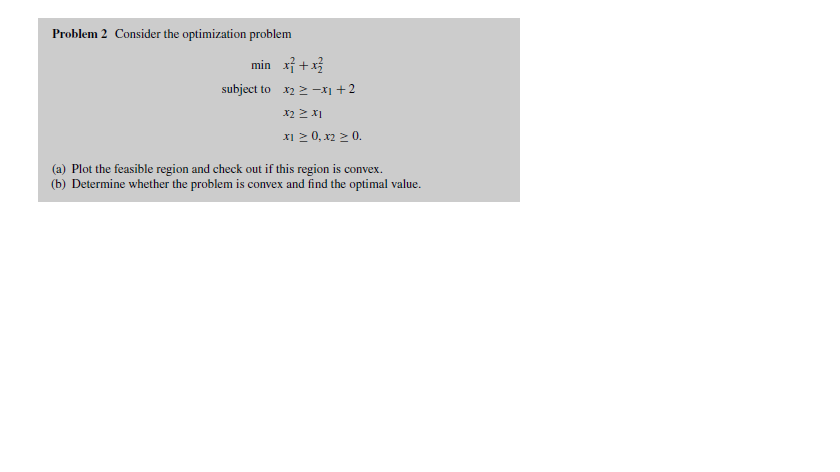
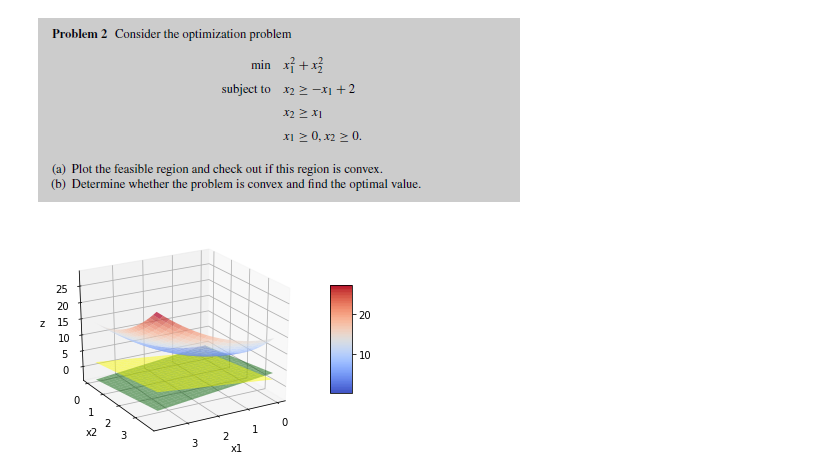
Before and after one commit to lcduquev/Analisis-Numerico, a Jupyter notebook: Chapter 4/Problems.ipynb, the cells around one changed output. Saved outputs shown, nothing was run; the diff lists cells and outputs as text; code cells hidden in the pictures; blank space fills up the shorter version.

```diff
--- a/Chapter 4/Problems.ipynb
+++ b/Chapter 4/Problems.ipynb
@@ -168,2 +171,40 @@ c = plt.contour(X, Y, Z)
 # %% [markdown]
 ![p2.PNG](embedded-picture-1)
+# %%
+#Definimos la función y sus restricciones
+
+x1 = sp.Symbol('x_1')
+x2 = sp.Symbol('x_2')
+f = x1**2+x2**2
+subject1 = x1+x2-2  # restricción: >=0
+subject2 = x2-x1    # restricción: >=0
+# %%
+#Graficamos la función y las restricciones
+
+delta = 0.2
+XX = np.arange(0, 4, delta)   # aseguramos la condición x1>=0
+YY = np.arange(0, 4, delta)   # aseguramos la condición x2>=0
+X, Y = np.meshgrid(XX, YY)
+
+F = sp.lambdify([x1,x2],f)
+Z = F(X,Y)
+R1=sp.lambdify([x1,x2],subject1)
+Z1=R1(X,Y)
+R2=sp.lambdify([x1,x2],subject2)
+Z2=R2(X,Y)
+
+
+fig = plt.figure()
+ax = fig.gca(projection='3d')
+surf = ax.plot_surface(X, Y, Z, cmap=cm.coolwarm, alpha=0.7)
+fig.colorbar(surf, shrink=0.5, aspect=5)
+ax.plot_surface(X, Y, Z1, color='yellow',alpha=0.5)
+ax.plot_surface(X, Y, Z2, color='green',alpha=0.5)
+
+ax.view_init(25,60)
+ax.set_xlabel('x1')
+ax.set_ylabel('x2')
+ax.set_zlabel('z');
+plt.show()
+# %% [output]
+[figure, added]
```
Also changed, not shown: parts of 38 cells of this notebook.
